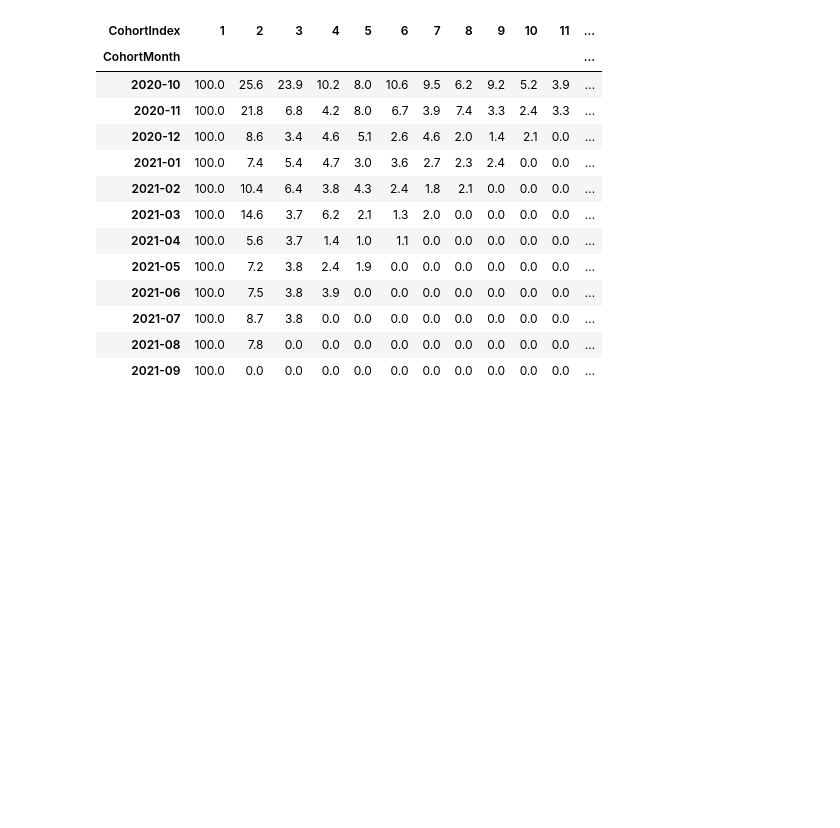
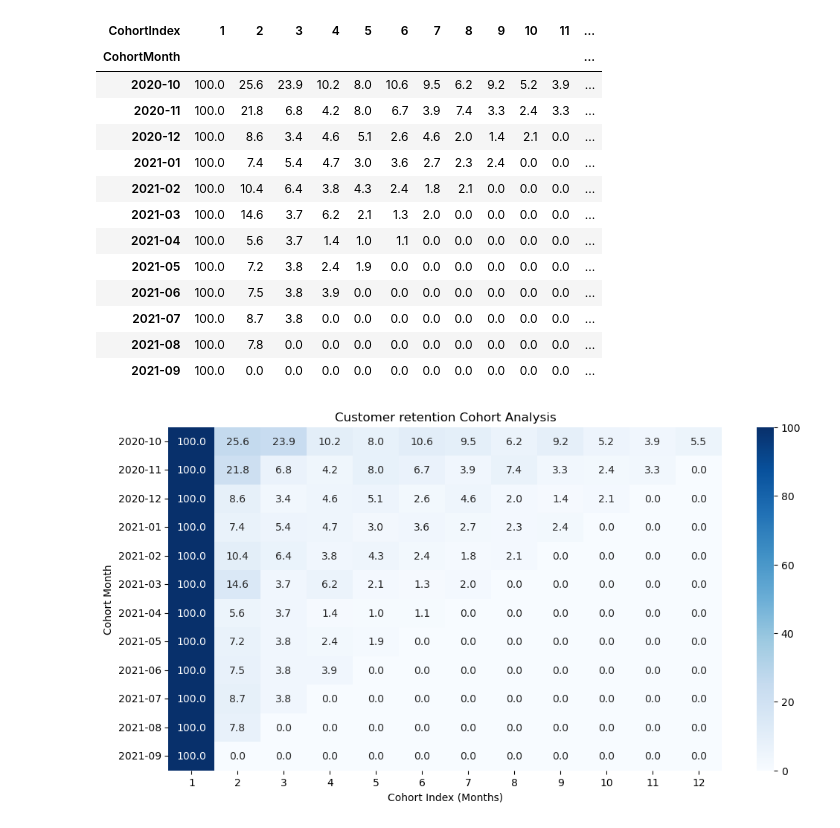
Before and after one commit to Shravani-salunke/Data-Analytics-Project2, a Jupyter notebook: notebook/eda.ipynb, the cells around one changed output. Drawn from its saved outputs; the diff is of its cells as text; code cells hidden in the pictures; blank space fills up the shorter version.

Commit message:
added retention heatmap

```diff
--- a/notebook/eda.ipynb
+++ b/notebook/eda.ipynb
@@ -445,3 +447,18 @@ retention_percentage.round(2)
 | 2021-07 | 100.0 | 8.7 | 3.8 | 0.0 | 0.0 | 0.0 | 0.0 | 0.0 | 0.0 | 0.0 | 0.0 | ... |
 | 2021-08 | 100.0 | 7.8 | 0.0 | 0.0 | 0.0 | 0.0 | 0.0 | 0.0 | 0.0 | 0.0 | 0.0 | ... |
 | 2021-09 | 100.0 | 0.0 | 0.0 | 0.0 | 0.0 | 0.0 | 0.0 | 0.0 | 0.0 | 0.0 | 0.0 | ... |
+# %%
+plt.figure(figsize=(12,6))
+
+sns.heatmap(
+    retention_percentage,
+    annot=True,
+    fmt=".1f",
+    cmap="Blues"
+)
+plt.title("Customer retention Cohort Analysis")
+plt.xlabel("Cohort Index (Months)")
+plt.ylabel("Cohort Month")
+plt.show()
+# %% [output]
+[figure, added]
```
Also changed, not shown: parts of 8 cells of this notebook, 1 other file.
